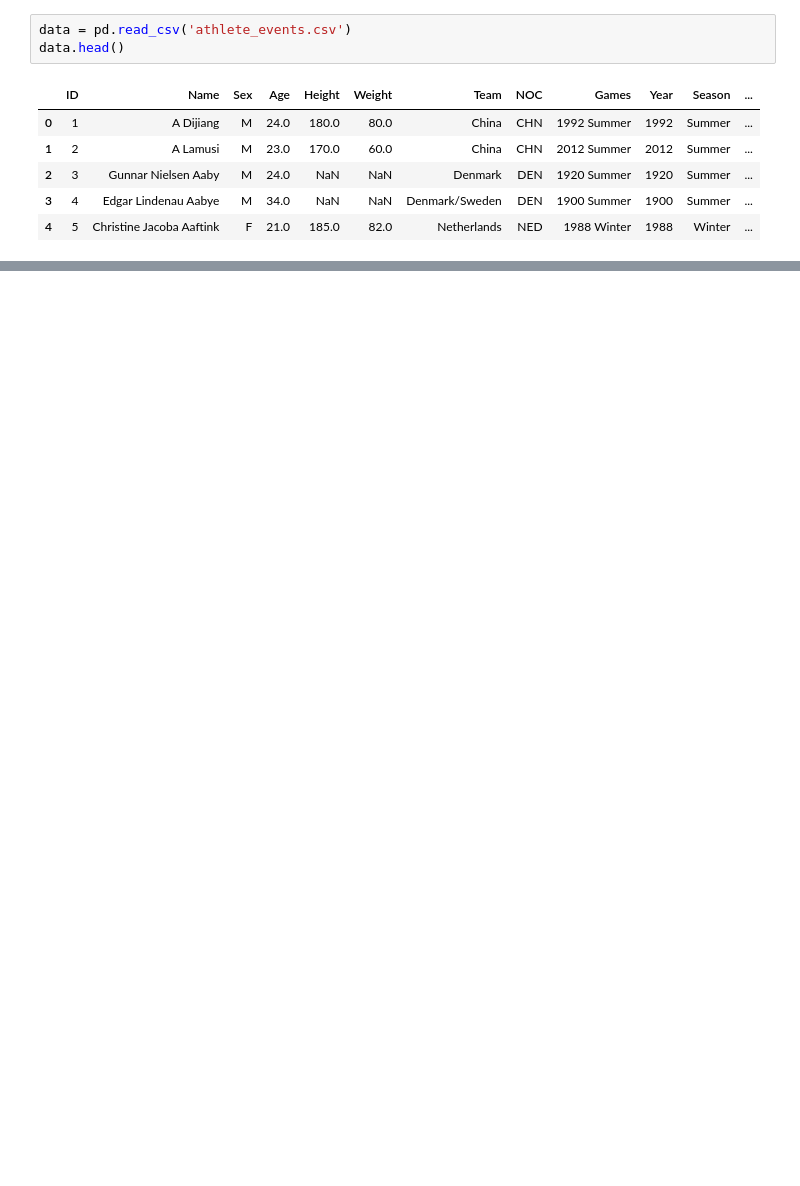
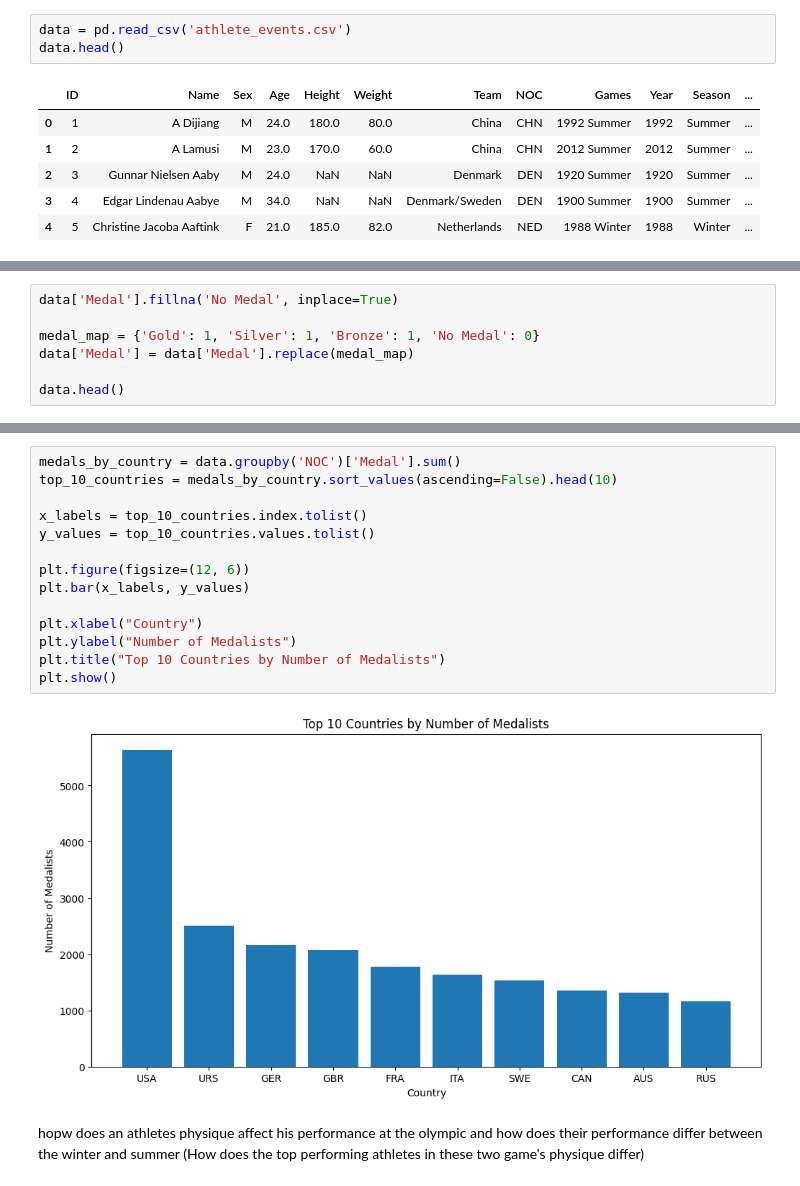
Before and after one commit to lobsangt15/Olympic-Research-Project, a Jupyter notebook: Olympic_Research_Project.ipynb, the cells around one changed output, grey strips where cells are left out. Cells and saved outputs as stored; diff of their text form; blank space fills up the shorter version.

Commit message:
Did some exploratory data analysis and finalized a research question

```diff
--- a/Olympic_Research_Project.ipynb
+++ b/Olympic_Research_Project.ipynb
@@ -14,0 +60,7 @@ data.head()
+# %%
+data['Medal'].fillna('No Medal', inplace=True)
+
+medal_map = {'Gold': 1, 'Silver': 1, 'Bronze': 1, 'No Medal': 0}
+data['Medal'] = data['Medal'].replace(medal_map)
+
+data.head()
@@ -14,0 +80,18 @@ data.head()
+# %%
+medals_by_country = data.groupby('NOC')['Medal'].sum()
+top_10_countries = medals_by_country.sort_values(ascending=False).head(10)
+
+x_labels = top_10_countries.index.tolist()
+y_values = top_10_countries.values.tolist()
+
+plt.figure(figsize=(12, 6))
+plt.bar(x_labels, y_values)
+
+plt.xlabel("Country")
+plt.ylabel("Number of Medalists")
+plt.title("Top 10 Countries by Number of Medalists")
+plt.show()
+# %% [output]
+[figure, added]
+# %% [markdown]
+hopw does an athletes physique affect his performance at the olympic and how does their performance differ between the winter and summer (How does the top performing athletes in these two game's physique differ)
```
Also changed, not shown: parts of 10 cells of this notebook.
